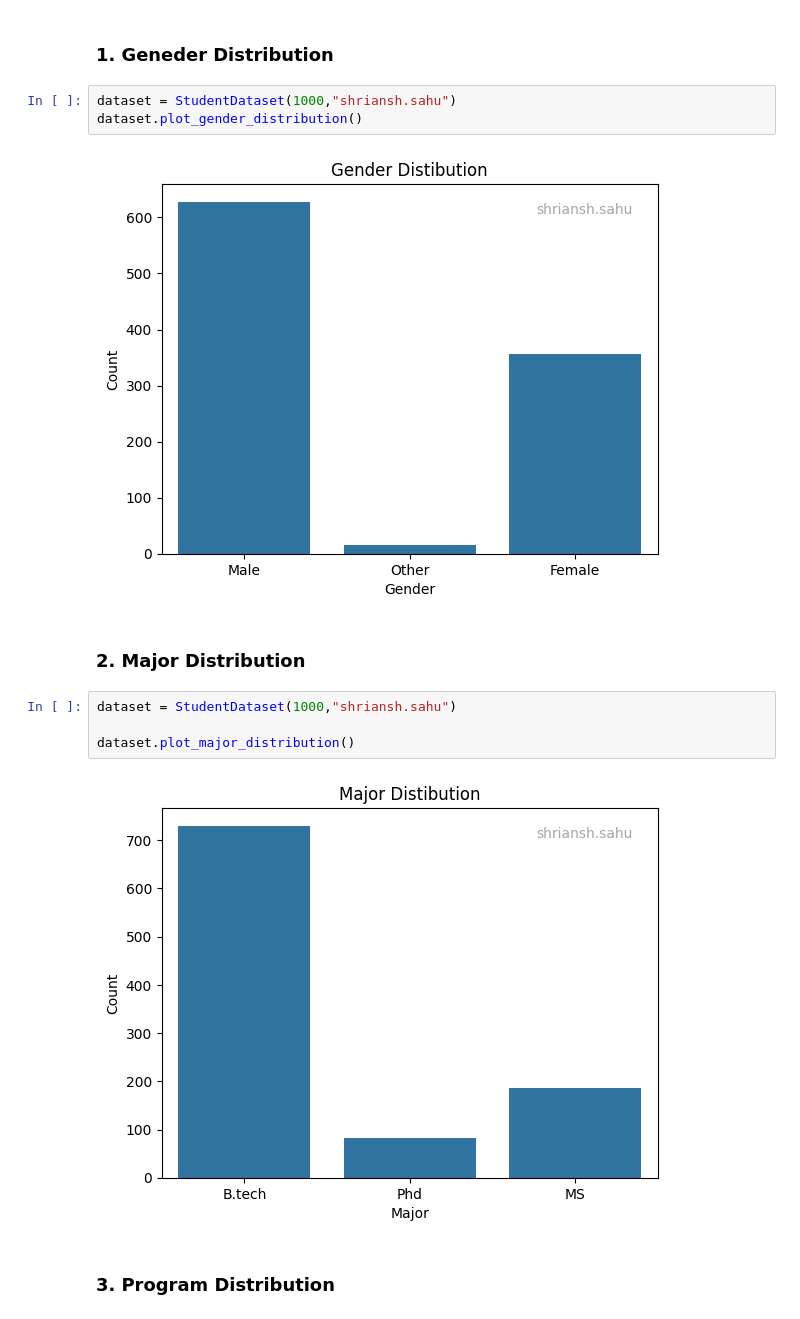
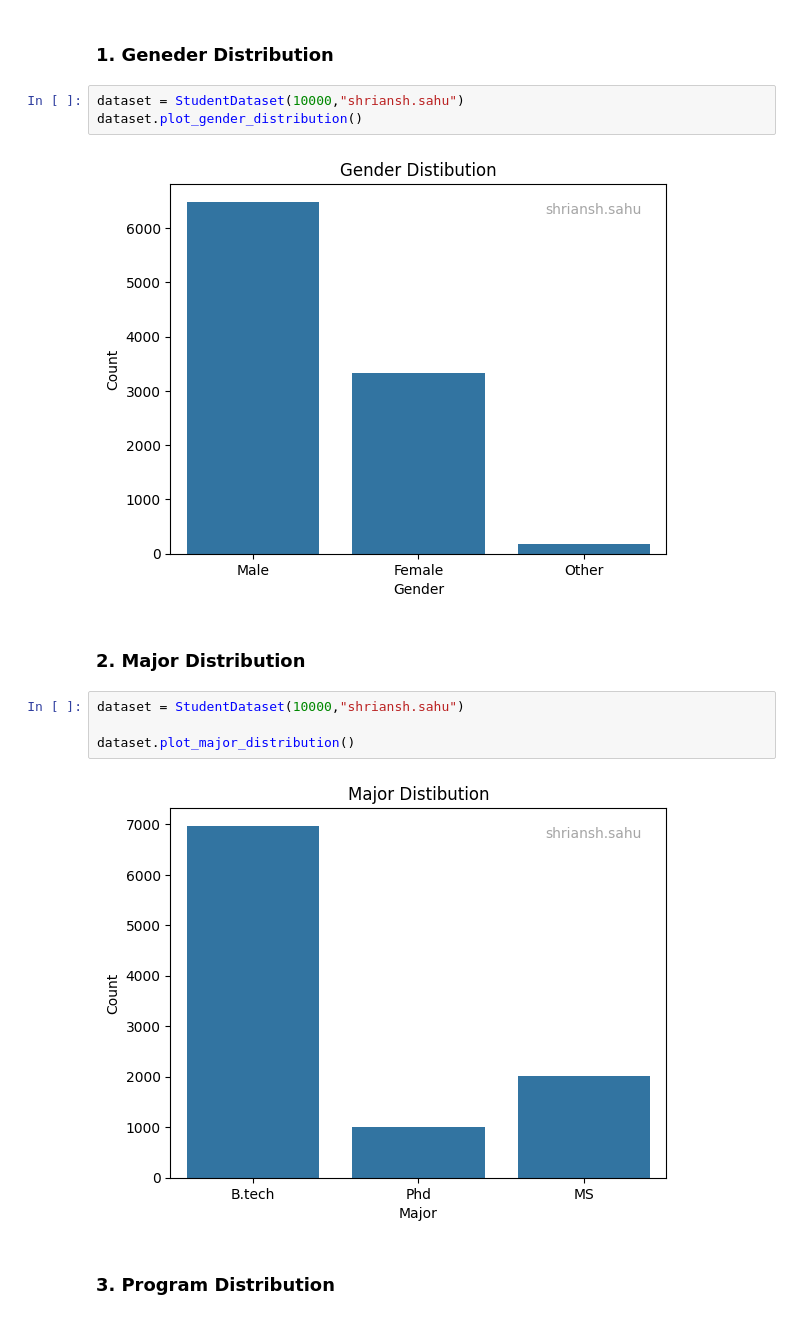
Before and after one commit to Shriansh8584/student-dataset-assignment, a Jupyter notebook: JupyterNotebook.ipynb, the cells around one changed output. Cells and saved outputs as stored; diff of their text form.

```diff
--- a/JupyterNotebook.ipynb
+++ b/JupyterNotebook.ipynb
@@ -295,18 +342,18 @@ print(dataset.get_full_dataframe())
 # %% [markdown]
 ### 1. Geneder Distribution
 # %%
-dataset = StudentDataset(1000,"shriansh.sahu")
+dataset = StudentDataset(10000,"shriansh.sahu")
 dataset.plot_gender_distribution()
 # %% [output]
-[figure, old version]
+[figure, new version]
 # %% [markdown]
 ### 2. Major Distribution
 # %%
-dataset = StudentDataset(1000,"shriansh.sahu")
+dataset = StudentDataset(10000,"shriansh.sahu")
 
 dataset.plot_major_distribution()
 # %% [output]
-[figure, old version]
+[figure, new version]
 # %% [markdown]
 ### 3. Program Distribution
 # %%
```
Also changed, not shown: parts of 21 cells of this notebook.
